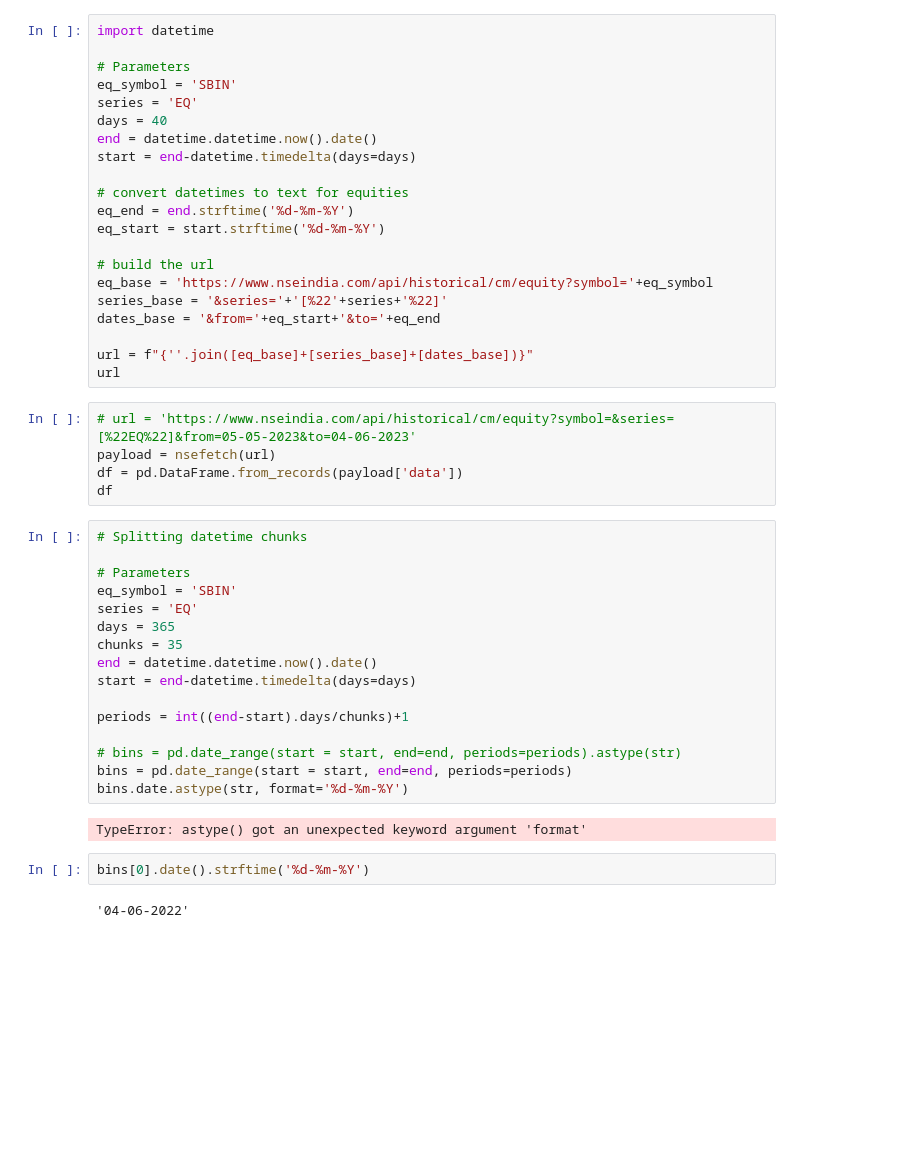
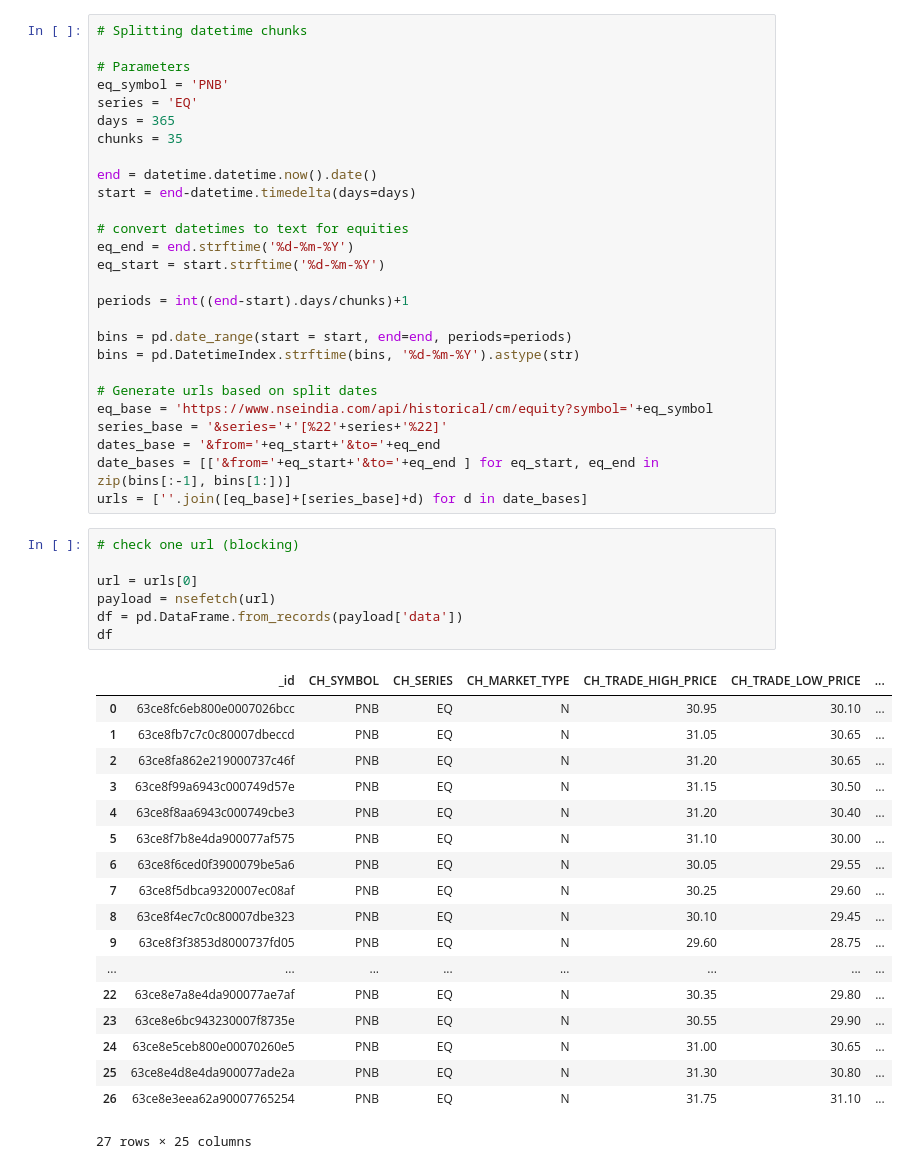
Before and after one commit to reservoirinvest/ib, a Jupyter notebook: src/nse_eq_hist.ipynb, the cells around one changed output. Saved outputs shown, nothing was run; the diff lists cells and outputs as text; blank space fills up the shorter version.

```diff
--- a/src/nse_eq_hist.ipynb
+++ b/src/nse_eq_hist.ipynb
@@ -12,10 +36,12 @@ raw_eq_hist_io = 'https://www.nseindia.com/api/historical/cm/equity?symbol=SBIN&
 # %%
-import datetime
+# Splitting datetime chunks
 
 # Parameters
-eq_symbol = 'SBIN'
+eq_symbol = 'PNB'
 series = 'EQ'
-days = 40
+days = 365
+chunks = 35
+
 end = datetime.datetime.now().date()
 start = end-datetime.timedelta(days=days)
 
@@ -23,37 +49,40 @@ start = end-datetime.timedelta(days=days)
 eq_end = end.strftime('%d-%m-%Y')
 eq_start = start.strftime('%d-%m-%Y')
 
-# build the url
+periods = int((end-start).days/chunks)+1
+
+bins = pd.date_range(start = start, end=end, periods=periods)
+bins = pd.DatetimeIndex.strftime(bins, '%d-%m-%Y').astype(str)
+
+# Generate urls based on split dates
 eq_base = 'https://www.nseindia.com/api/historical/cm/equity?symbol='+eq_symbol
 series_base = '&series='+'[%22'+series+'%22]'
 dates_base = '&from='+eq_start+'&to='+eq_end
-
-url = f"{''.join([eq_base]+[series_base]+[dates_base])}"
-url
+date_bases = [['&from='+eq_start+'&to='+eq_end ] for eq_start, eq_end in zip(bins[:-1], bins[1:])]
+urls = [''.join([eq_base]+[series_base]+d) for d in date_bases]
 # %%
-# url = 'https://www.nseindia.com/api/historical/cm/equity?symbol=&series=[%22EQ%22]&from=05-05-2023&to=04-06-2023'
+# check one url (blocking)
+
+url = urls[0]
 payload = nsefetch(url)
 df = pd.DataFrame.from_records(payload['data'])
 df
+# %% [output]
+|  | _id | CH_SYMBOL | CH_SERIES | CH_MARKET_TYPE | CH_TRADE_HIGH_PRICE | CH_TRADE_LOW_PRICE | ... |
+| 0 | 63ce8fc6eb800e0007026bcc | PNB | EQ | N | 30.95 | 30.10 | ... |
+| 1 | 63ce8fb7c7c0c80007dbeccd | PNB | EQ | N | 31.05 | 30.65 | ... |
+| 2 | 63ce8fa862e219000737c46f | PNB | EQ | N | 31.20 | 30.65 | ... |
+| 3 | 63ce8f99a6943c000749d57e | PNB | EQ | N | 31.15 | 30.50 | ... |
+| 4 | 63ce8f8aa6943c000749cbe3 | PNB | EQ | N | 31.20 | 30.40 | ... |
+| 5 | 63ce8f7b8e4da900077af575 | PNB | EQ | N | 31.10 | 30.00 | ... |
+| 6 | 63ce8f6ced0f3900079be5a6 | PNB | EQ | N | 30.05 | 29.55 | ... |
+| 7 | 63ce8f5dbca9320007ec08af | PNB | EQ | N | 30.25 | 29.60 | ... |
+| 8 | 63ce8f4ec7c0c80007dbe323 | PNB | EQ | N | 30.10 | 29.45 | ... |
+| 9 | 63ce8f3f3853d8000737fd05 | PNB | EQ | N | 29.60 | 28.75 | ... |
+| ... | ... | ... | ... | ... | ... | ... | ... |
+| 22 | 63ce8e7a8e4da900077ae7af | PNB | EQ | N | 30.35 | 29.80 | ... |
+| 23 | 63ce8e6bc943230007f8735e | PNB | EQ | N | 30.55 | 29.90 | ... |
+| 24 | 63ce8e5ceb800e00070260e5 | PNB | EQ | N | 31.00 | 30.65 | ... |
+| 25 | 63ce8e4d8e4da900077ade2a | PNB | EQ | N | 31.30 | 30.80 | ... |
+| 26 | 63ce8e3eea62a90007765254 | PNB | EQ | N | 31.75 | 31.10 | ... |
+27 rows × 25 columns
-# %%
-# Splitting datetime chunks
-
-# Parameters
-eq_symbol = 'SBIN'
-series = 'EQ'
-days = 365
-chunks = 35
-end = datetime.datetime.now().date()
-start = end-datetime.timedelta(days=days)
-
-periods = int((end-start).days/chunks)+1
-
-# bins = pd.date_range(start = start, end=end, periods=periods).astype(str)
-bins = pd.date_range(start = start, end=end, periods=periods)
-bins.date.astype(str, format='%d-%m-%Y')
-# %% [output]
-TypeError: astype() got an unexpected keyword argument 'format'
-# %%
-bins[0].date().strftime('%d-%m-%Y')
-# %% [output]
-'04-06-2022'
```
Also changed, not shown: parts of 20 cells of this notebook, 1 other file.
